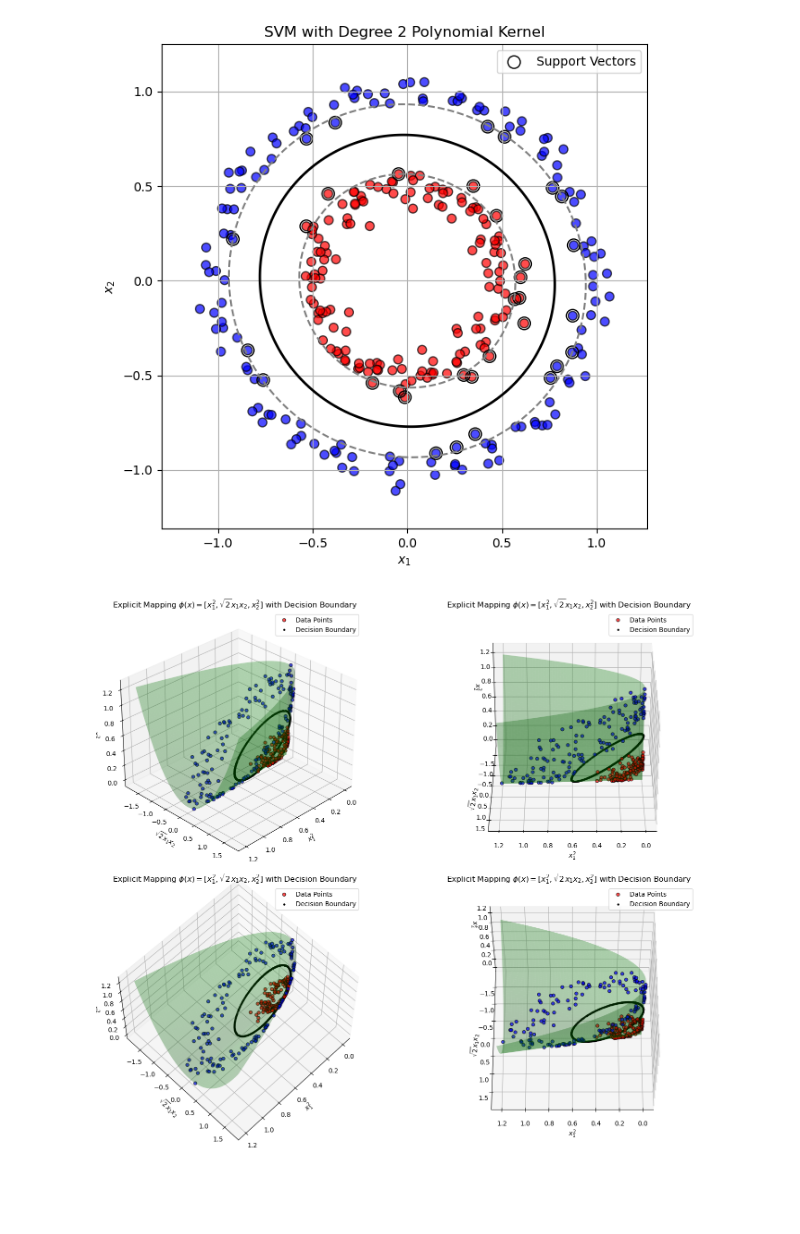
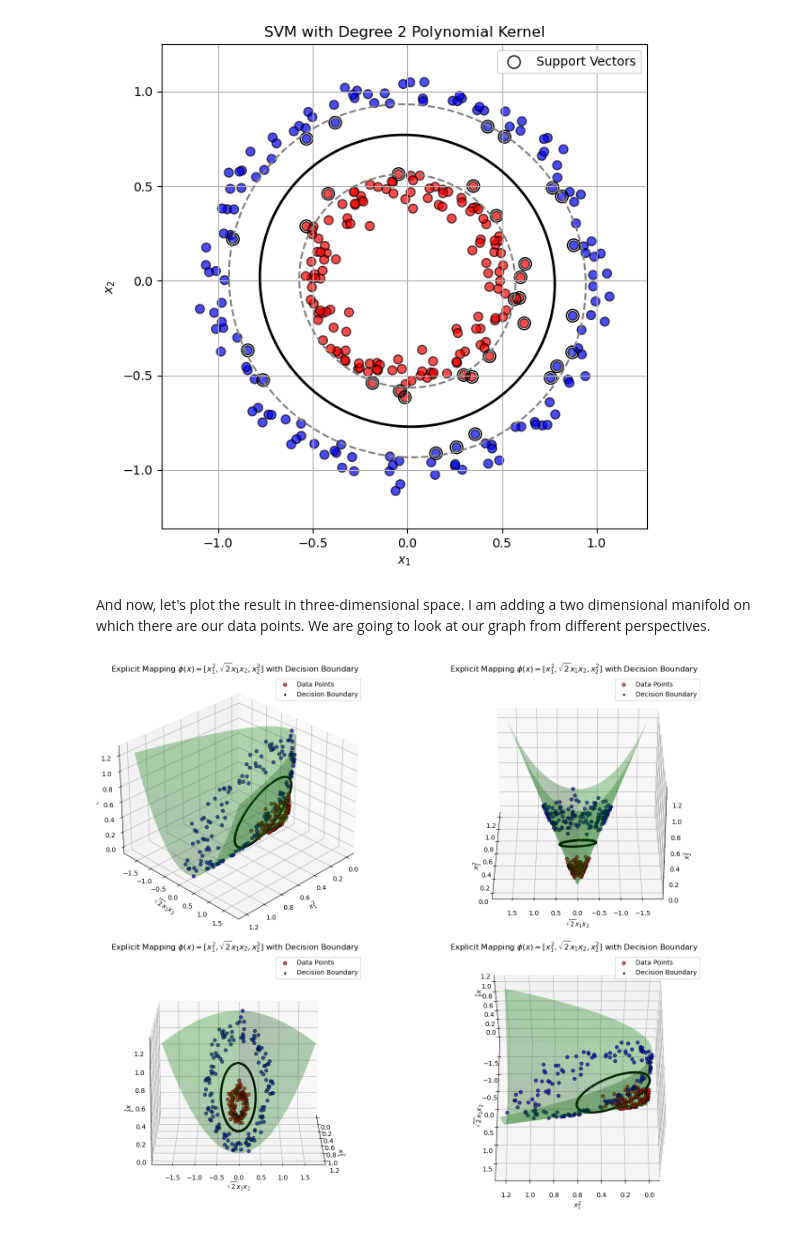
Before and after one commit to ginal001/ML-2024-2025, a Jupyter notebook: Lab5/Homework05.ipynb, the cells around one changed output. Drawn from its saved outputs; the diff is of its cells as text; code cells hidden in the pictures; blank space fills up the shorter version.

```diff
--- a/Lab5/Homework05.ipynb
+++ b/Lab5/Homework05.ipynb
@@ -130,0 +91,2 @@ def plot_3d(ax, elev=30, azim=45):
+# %% [markdown]
+And now, let's plot the result in three-dimensional space. I am adding a two dimensional manifold on which there are our data points. We are going to look at our graph from different perspectives.
@@ -131,16 +132,16 @@ def plot_3d(ax, elev=30, azim=45):
 # %%
-view_angles = [(30, 45), (30, 90), (60, 45), (60, 90)]
+view_angles = [(30, 45), (30, 180), (15, 0), (60, 90)]
 
 fig = plt.figure(figsize=(16, 12))
 n_plots = len(view_angles)
 ncols = 2
 nrows = (n_plots + 1) // ncols
 
 for idx, (elev, azim) in enumerate(view_angles):
     ax = fig.add_subplot(nrows, ncols, idx+1, projection='3d')
     plot_3d(ax, elev=elev, azim=azim)
 
 plt.tight_layout()
 plt.show()
 # %% [output]
-[figure, old version]
+[figure, new version]
```
Also changed, not shown: parts of 6 cells of this notebook.
